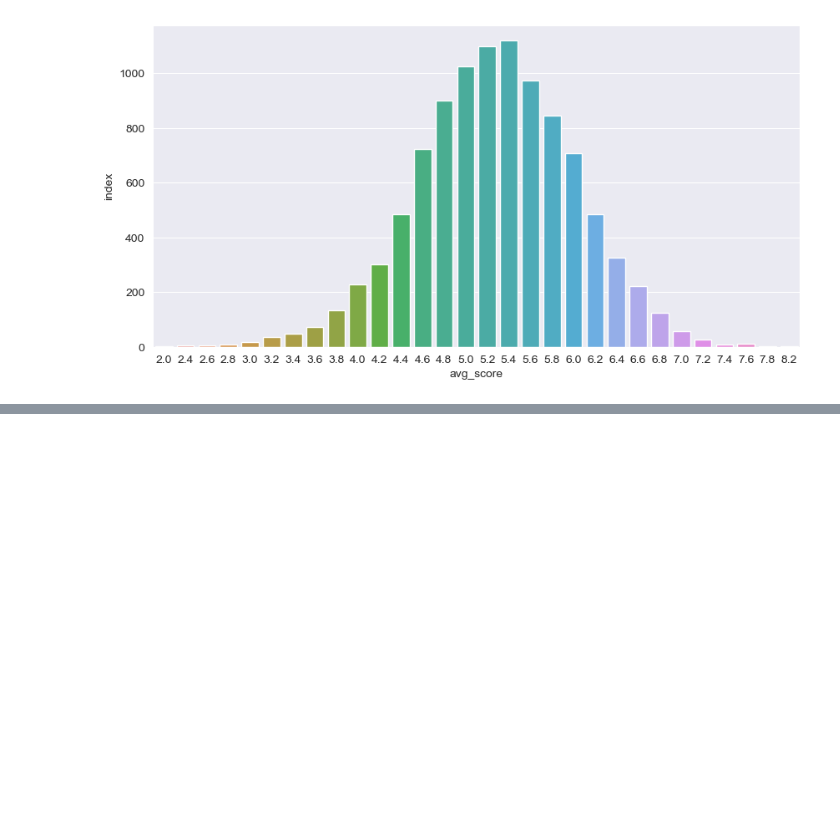
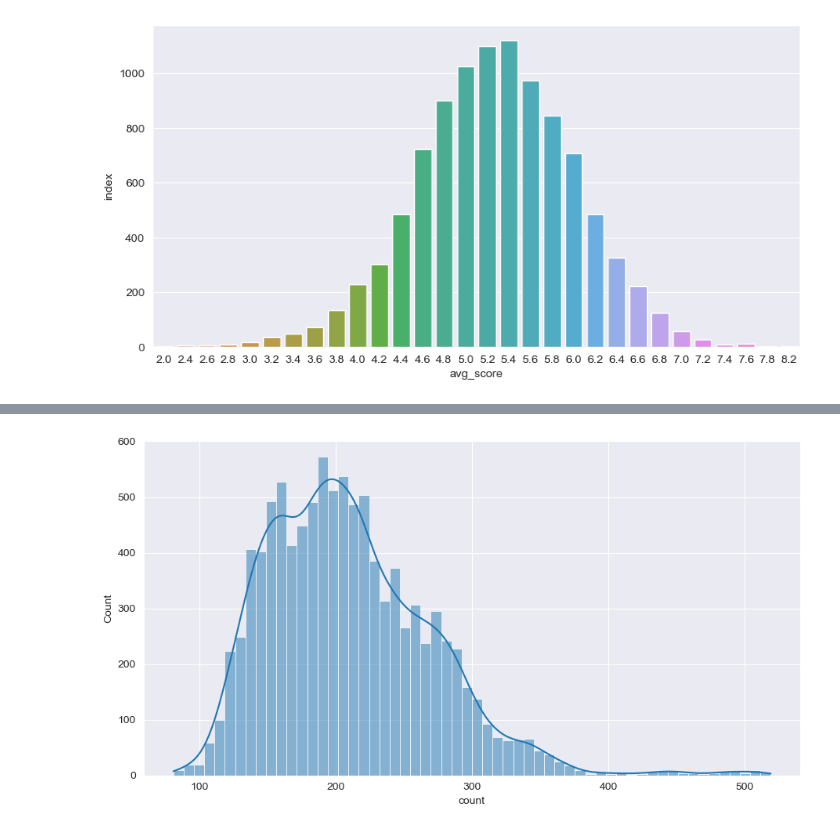
Before and after one commit to origin-coding/aesthetic, a Jupyter notebook: notebooks/analyze_ava.ipynb, the cells around one changed output, grey strips where cells are left out. Drawn from its saved outputs; the diff is of its cells as text; code cells hidden in the pictures; blank space fills up the shorter version.

```diff
--- a/notebooks/analyze_ava.ipynb
+++ b/notebooks/analyze_ava.ipynb
@@ -29,3 +31,15 @@ ax = sns.barplot(score_count, x="avg_score", y="index")
 ax.figure.set_size_inches(10, 5)
 # %% [output]
 [figure]
+# %%
+from math import sqrt
+
+ava_data["count"] = sum([ava_data[f"score_{i}"] for i in range(1, 11)])
+ava_data["variance"] = sum([
+    ((i - ava_data["avg_score"]) ** 2) *
+    ava_data[f"score_{i}"]
+    for i in range(1, 11)
+]) / ava_data["count"]
+ava_data["std"] = ava_data["variance"].apply(lambda x: sqrt(x))
+ava_data.drop(["variance"], axis=1, inplace=True)
+ava_data
@@ -31,0 +60,6 @@ ax.figure.set_size_inches(10, 5)
+# %%
+ava_data["skew"] = sum([
+    (((i - ava_data["avg_score"]) / ava_data["std"]) ** 3) * ava_data[f"score_{i}"]
+    for i in range(1, 11)
+]) / ava_data["count"]
+ava_data
@@ -31,0 +80,6 @@ ax.figure.set_size_inches(10, 5)
+# %%
+ava_data["kur"] = sum([
+    (((i - ava_data["avg_score"]) / ava_data["std"]) ** 4) * ava_data[f"score_{i}"]
+    for i in range(1, 11)
+]) / ava_data["count"]
+ava_data
@@ -31,0 +100,5 @@ ax.figure.set_size_inches(10, 5)
+# %%
+ax = sns.displot(ava_data, x="count", kde=True)
+ax.figure.set_size_inches(10, 5)
+# %% [output]
+[figure, added]
```
Also changed, not shown: parts of 12 cells of this notebook.
